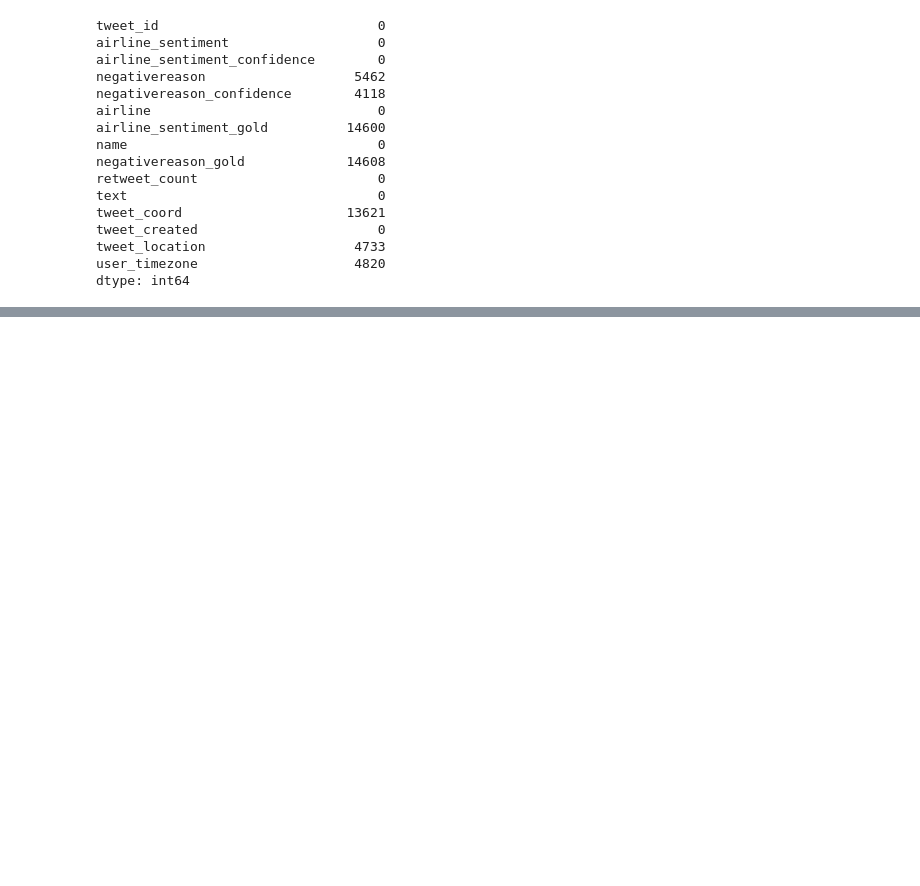
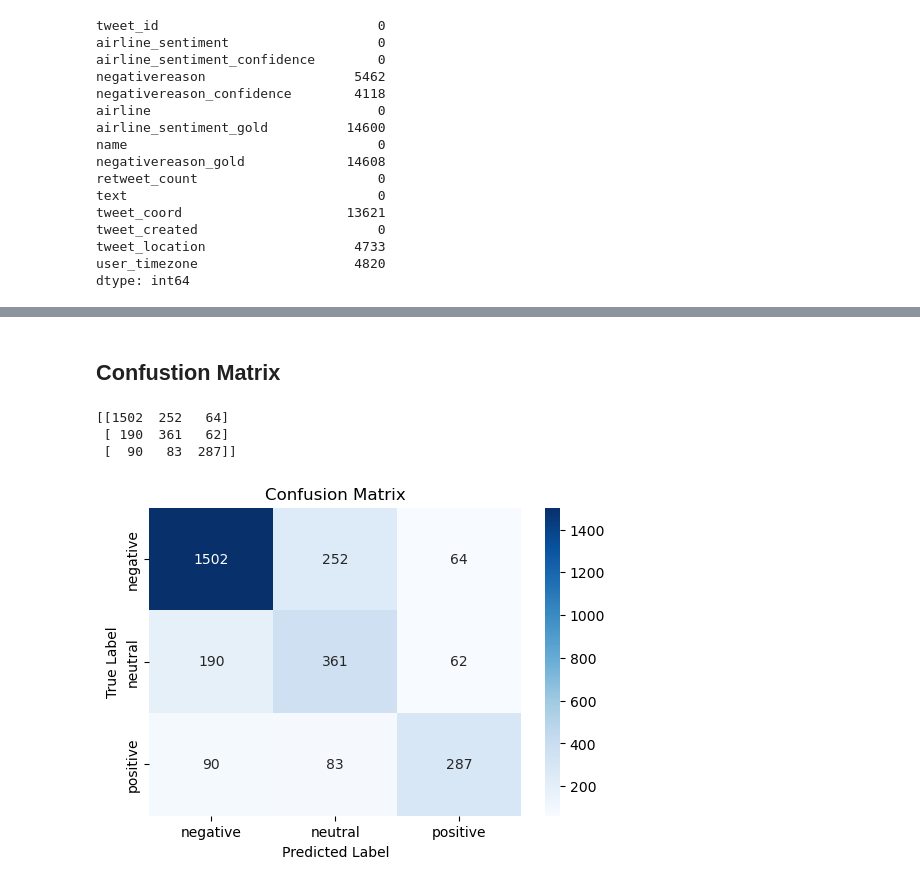
Before and after one commit to CodyBarker545/COMP263_Group10, a Jupyter notebook: preprocessing.ipynb, the cells around one changed output, grey strips where cells are left out. Saved outputs shown, nothing was run; the diff lists cells and outputs as text; code cells hidden in the pictures; blank space fills up the shorter version.

```diff
--- a/preprocessing.ipynb
+++ b/preprocessing.ipynb
@@ -106,0 +126,3 @@ df[text_col].sample(10).tolist()
+# %%
+tweets = df[[text_col, target_col]].copy()
+tweets.head()
@@ -106,0 +285,13 @@ df[text_col].sample(10).tolist()
+# %%
+from sklearn.utils.class_weight import compute_class_weight
+import numpy as np
+
+classes = np.unique(y_train)
+class_weights = compute_class_weight(
+    class_weight="balanced",
+    classes=classes,
+    y=y_train
+)
+
+class_weight_dict = dict(zip(classes, class_weights))
+print(class_weight_dict)
@@ -106,0 +302,9 @@ df[text_col].sample(10).tolist()
+# %%
+history = model.fit(
+    X_train_pad,
+    y_train,
+    epochs=10,
+    batch_size=32,
+    validation_split=0.2,
+    class_weight=class_weight_dict
+)
@@ -106,0 +344,3 @@ df[text_col].sample(10).tolist()
+# %%
+y_pred = model.predict(X_test_pad)
+y_pred_classes = y_pred.argmax(axis=1)
@@ -106,0 +365,23 @@ df[text_col].sample(10).tolist()
+# %% [markdown]
+## Confustion Matrix
+# %%
+from sklearn.metrics import confusion_matrix
+import seaborn as sns
+
+cm = confusion_matrix(y_test, y_pred_classes)
+print(cm)
+
+plt.figure(figsize=(6, 4))
+sns.heatmap(cm, annot=True, fmt="d", cmap="Blues",
+            xticklabels=label_encoder.classes_,
+            yticklabels=label_encoder.classes_)
+
+plt.title("Confusion Matrix")
+plt.xlabel("Predicted Label")
+plt.ylabel("True Label")
+plt.show()
+# %% [output]
+[[1502  252   64]
+ [ 190  361   62]
+ [  90   83  287]]
+[figure, added]
```
Also changed, not shown: parts of 32 cells of this notebook.
